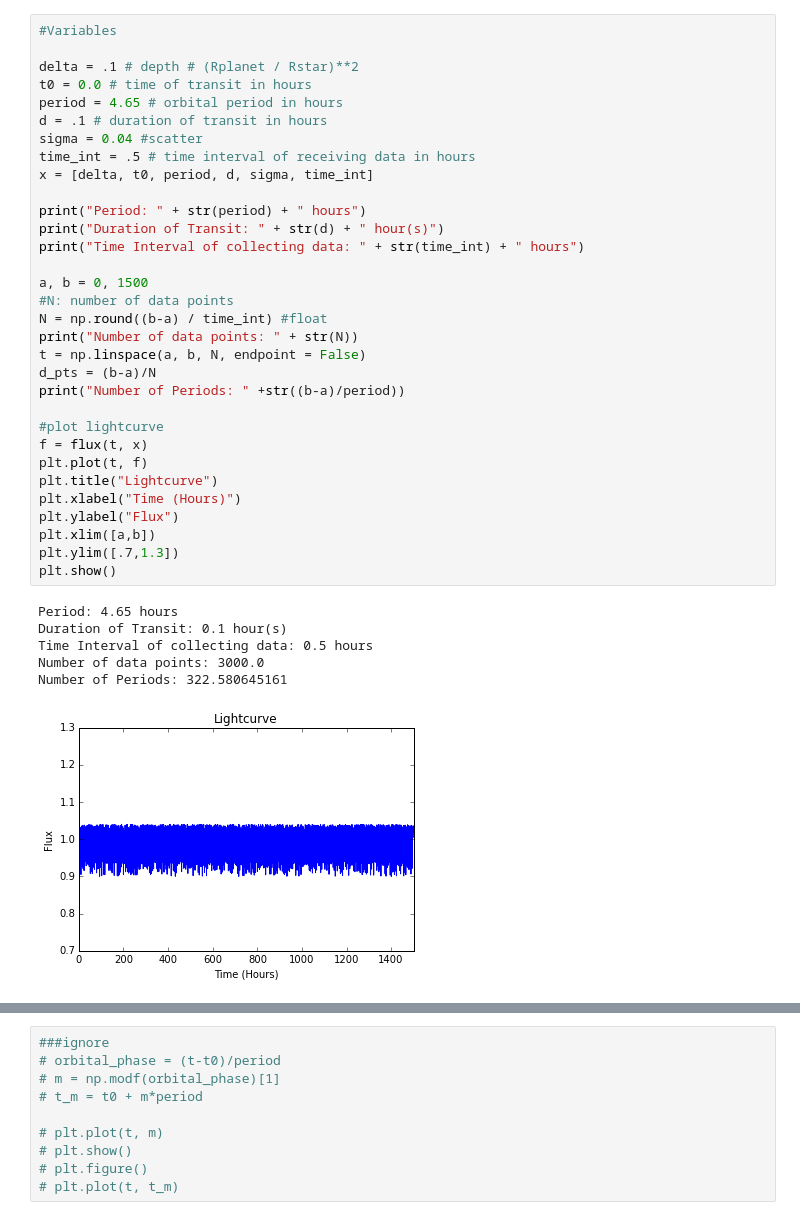
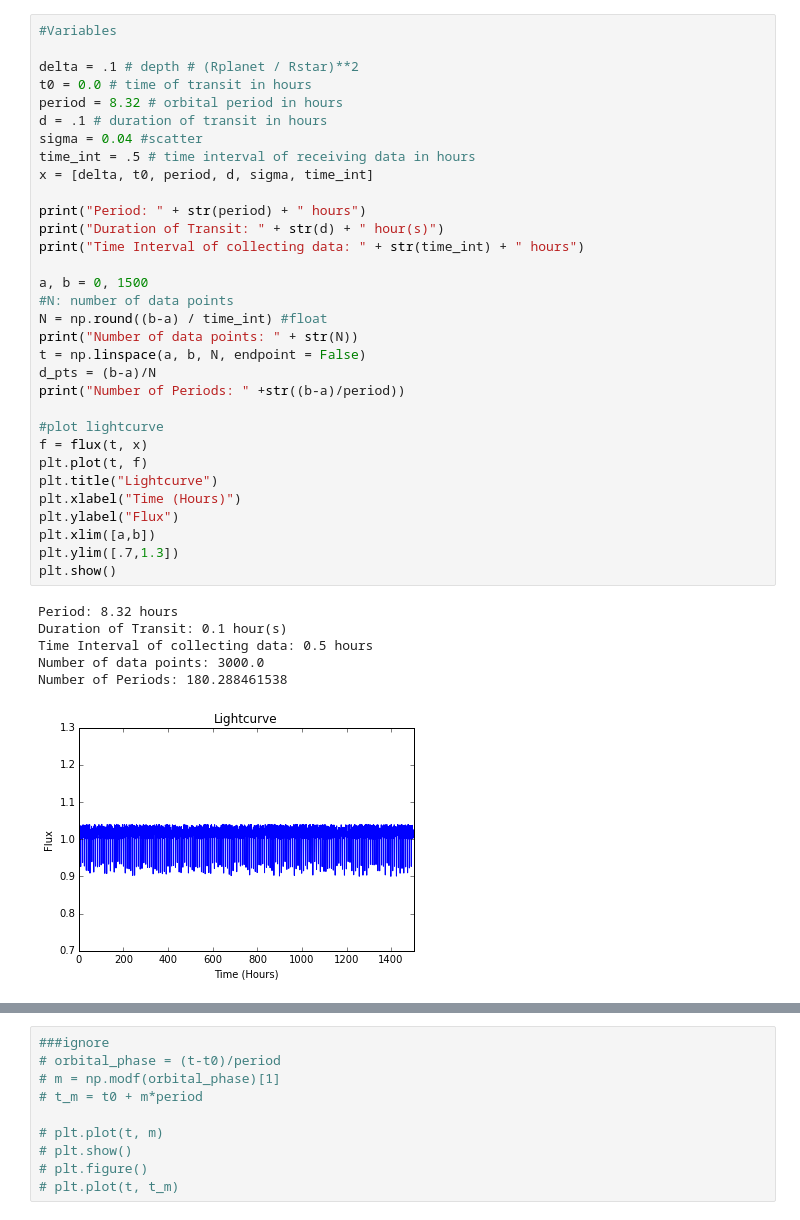
Before and after one commit to dianadianadiana/FFT, a Jupyter notebook: flux_function.ipynb, the cells around one changed output, grey strips where cells are left out. Saved outputs shown, nothing was run; the diff lists cells and outputs as text.

```diff
--- a/flux_function.ipynb
+++ b/flux_function.ipynb
@@ -70,40 +56,40 @@ def flux(t, x):
 
 delta = .1 # depth # (Rplanet / Rstar)**2
 t0 = 0.0 # time of transit in hours
-period = 4.65 # orbital period in hours
+period = 8.32 # orbital period in hours
 d = .1 # duration of transit in hours
 sigma = 0.04 #scatter
 time_int = .5 # time interval of receiving data in hours
 x = [delta, t0, period, d, sigma, time_int]
 
 print("Period: " + str(period) + " hours")
 print("Duration of Transit: " + str(d) + " hour(s)")
 print("Time Interval of collecting data: " + str(time_int) + " hours")
 
 a, b = 0, 1500
 #N: number of data points
 N = np.round((b-a) / time_int) #float
 print("Number of data points: " + str(N))
 t = np.linspace(a, b, N, endpoint = False)
 d_pts = (b-a)/N
 print("Number of Periods: " +str((b-a)/period))
 
 #plot lightcurve
 f = flux(t, x)
 plt.plot(t, f)
 plt.title("Lightcurve")
 plt.xlabel("Time (Hours)")
 plt.ylabel("Flux")
 plt.xlim([a,b])
 plt.ylim([.7,1.3])
 plt.show()
 # %% [output]
-Period: 4.65 hours
+Period: 8.32 hours
 Duration of Transit: 0.1 hour(s)
 Time Interval of collecting data: 0.5 hours
 Number of data points: 3000.0
-Number of Periods: 322.580645161
+Number of Periods: 180.288461538
-[figure, old version]
+[figure, new version]
 # %%
 #FFT part
 
```
Also changed, not shown: parts of 6 cells of this notebook.
